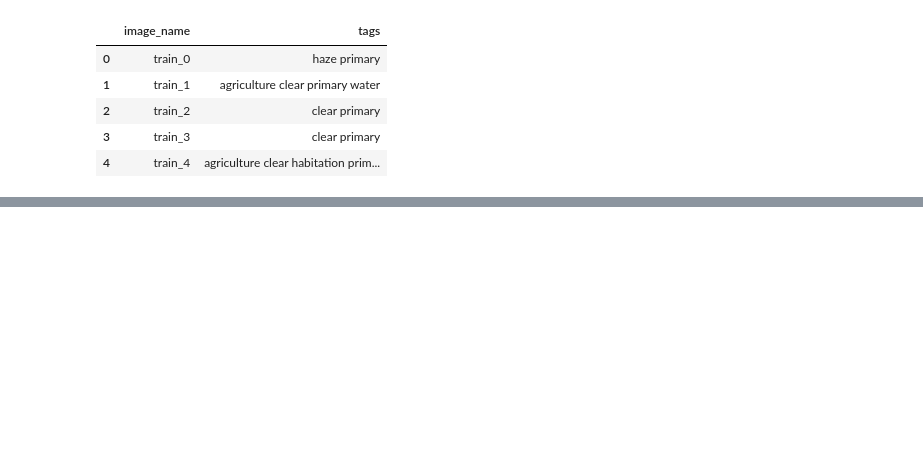
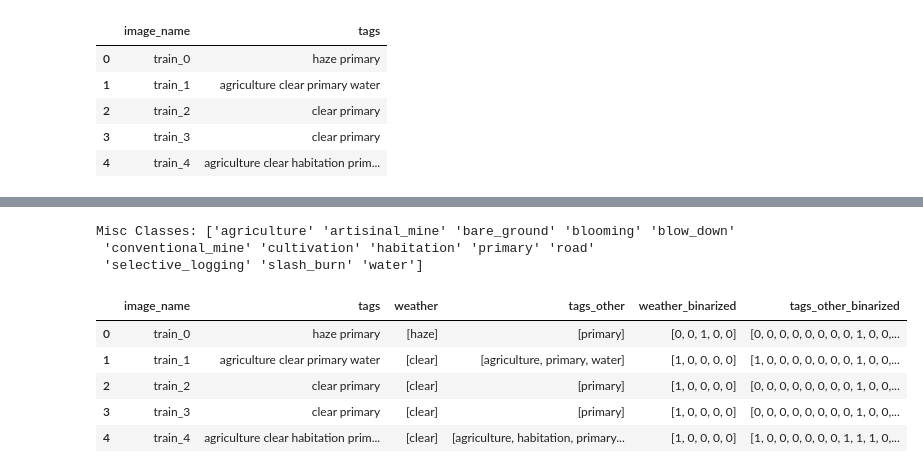
Before and after one commit to fagan2888/Kaggle-Planet-v1, a Jupyter notebook: Convert_Labels.ipynb, the cells around one changed output, grey strips where cells are left out. Cells and saved outputs as stored; diff of their text form; code cells hidden in the pictures; blank space fills up the shorter version.

```diff
--- a/Convert_Labels.ipynb
+++ b/Convert_Labels.ipynb
@@ -33,0 +55,3 @@ drwxrwxr-x 2 root root     1372160 May  1 13:16 train-tif-v2
+# %%
+train_df['weather'] = weather_col
+train_df['tags_other'] = no_weather_col
@@ -33,0 +67,11 @@ drwxrwxr-x 2 root root     1372160 May  1 13:16 train-tif-v2
+# %%
+from sklearn.preprocessing import MultiLabelBinarizer
+m = MultiLabelBinarizer()
+v = m.fit_transform(train_df['weather'])
+
+print('Weather classes:', m.classes_)
+
+weather_classes = m.classes_
+
+train_df['weather_binarized'] = pd.Series(v.tolist())
+train_df.head()
@@ -33,0 +86,21 @@ drwxrwxr-x 2 root root     1372160 May  1 13:16 train-tif-v2
+# %%
+from sklearn.preprocessing import MultiLabelBinarizer
+m = MultiLabelBinarizer()
+v = m.fit_transform(train_df['tags_other'])
+
+print('Misc Classes:', m.classes_)
+
+misc_classes = m.classes_
+
+train_df['tags_other_binarized'] = pd.Series(v.tolist())
+train_df.head()
+# %% [output]
+Misc Classes: ['agriculture' 'artisinal_mine' 'bare_ground' 'blooming' 'blow_down'
+ 'conventional_mine' 'cultivation' 'habitation' 'primary' 'road'
+ 'selective_logging' 'slash_burn' 'water']
+|  | image_name | tags | weather | tags_other | weather_binarized | tags_other_binarized |
+| 0 | train_0 | haze primary | [haze] | [primary] | [0, 0, 1, 0, 0] | [0, 0, 0, 0, 0, 0, 0, 0, 1, 0, 0,... |
+| 1 | train_1 | agriculture clear primary water | [clear] | [agriculture, primary, water] | [1, 0, 0, 0, 0] | [1, 0, 0, 0, 0, 0, 0, 0, 1, 0, 0,... |
+| 2 | train_2 | clear primary | [clear] | [primary] | [1, 0, 0, 0, 0] | [0, 0, 0, 0, 0, 0, 0, 0, 1, 0, 0,... |
+| 3 | train_3 | clear primary | [clear] | [primary] | [1, 0, 0, 0, 0] | [0, 0, 0, 0, 0, 0, 0, 0, 1, 0, 0,... |
+| 4 | train_4 | agriculture clear habitation prim... | [clear] | [agriculture, habitation, primary... | [1, 0, 0, 0, 0] | [1, 0, 0, 0, 0, 0, 0, 1, 1, 1, 0,... |
```
Also changed, not shown: parts of 17 cells of this notebook, 1 other file.
